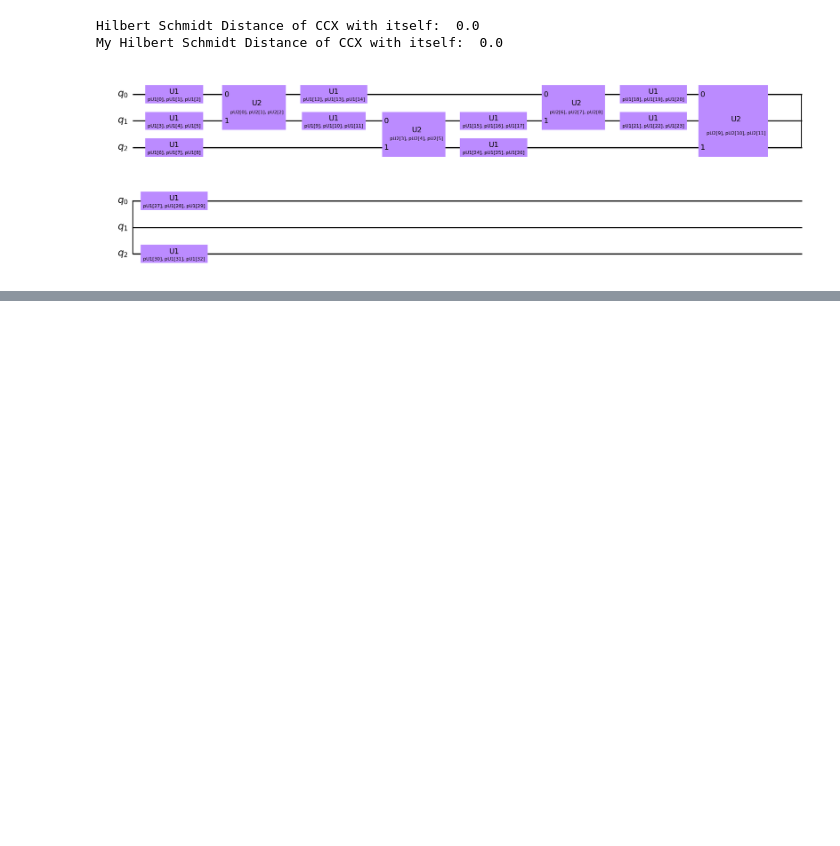
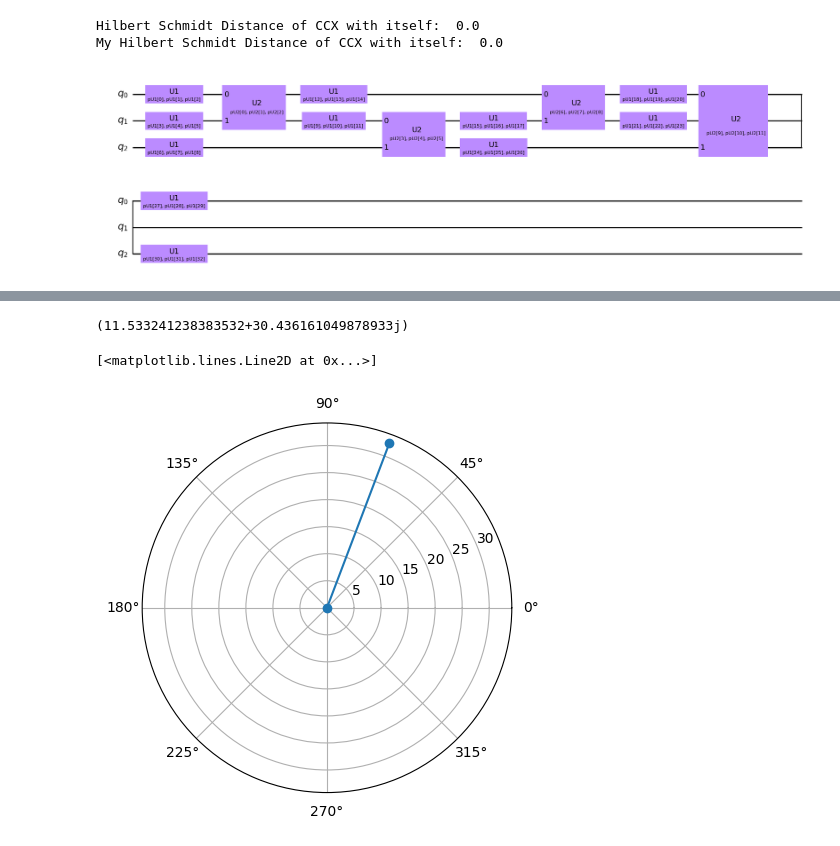
Before and after one commit to the-iron-ryan/CS-239, a Jupyter notebook: ApproxCCNOT/ApproxCCNOT.ipynb, the cells around one changed output, grey strips where cells are left out. Saved outputs shown, nothing was run; the diff lists cells and outputs as text; code cells hidden in the pictures; blank space fills up the shorter version.

```diff
--- a/ApproxCCNOT/ApproxCCNOT.ipynb
+++ b/ApproxCCNOT/ApproxCCNOT.ipynb
@@ -218,0 +241,23 @@ bound_qc = approx_CCNOT_qc.bind_parameters({pU1: vals[:num_U1_params], pU2: vals
+# %%
+def opt_func_shift(vals, center):
+    distances = []
+    for p in vals:
+        # Get the circuit
+        bound_approx_CCNOT = approx_CCNOT_qc.bind_parameters({pU1: p[:num_U1_params], pU2: p[num_U1_params:]})
+
+        # Get the matrix
+        approx_CCNOT_matrix = Operator(bound_approx_CCNOT).data
+
+        # Get the distance
+        distances.append(get_hilbert_shmidt_distance(ccx_gate, approx_CCNOT_matrix))
+
+    return  distances - center
+# %%
+def swarm(center_point, num_particles=100, num_iters=1000):
+    options = {'c1': 0.5, 'c2': 0.3, 'w':0.9}
+    bounds = (np.repeat(0, num_U1_params + num_U2_params), np.repeat(2*np.pi, num_U1_params + num_U2_params))
+    optimizer = ps.single.GlobalBestPSO(n_particles=num_particles, dimensions=num_U1_params + num_U2_params, options=options, bounds=bounds)
+    cost, pos = optimizer.optimize(opt_func_shift, iters=num_iters, center=center_point)
+    return cost, pos
+# %%
+cost, pos = swarm(opt_point1, num_particles=50, num_iters=500)
@@ -218,0 +283,10 @@ bound_qc = approx_CCNOT_qc.bind_parameters({pU1: vals[:num_U1_params], pU2: vals
+# %%
+tot_cost = opt_point1+cost
+print(tot_cost)
+# %% [output]
+(11.533241238383532+30.436161049878933j)
+# %%
+plt.polar([0, np.angle(tot_cost)], [0, np.abs(tot_cost)], marker='o')
+# %% [output]
+[<matplotlib.lines.Line2D at 0x...>]
+[figure, added]
```
Also changed, not shown: parts of 19 cells of this notebook, 3 other files.
